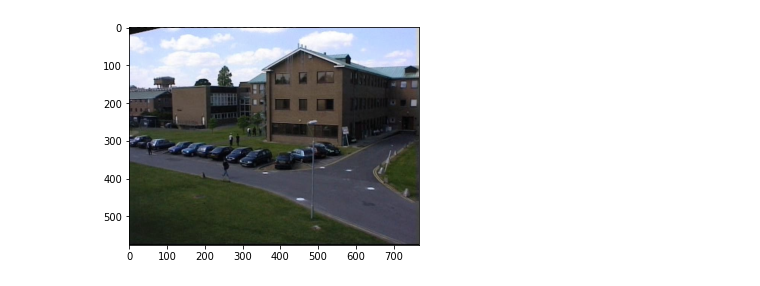
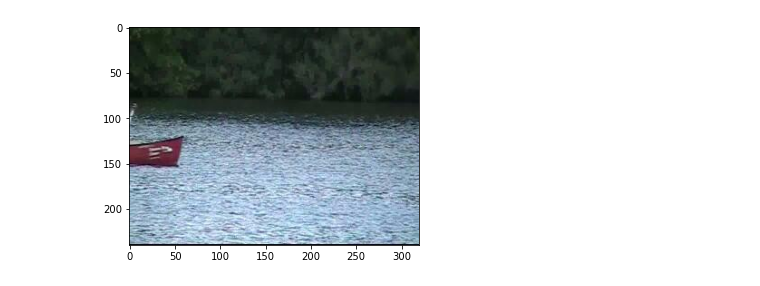
Before and after one commit to chiragmohapatra/BackgroundSubtraction, a Jupyter notebook: main.ipynb, the cells around one changed output. Drawn from its saved outputs; the diff is of its cells as text; code cells hidden in the pictures.

Commit message:
moving bg done

```diff
--- a/main.ipynb
+++ b/main.ipynb
@@ -6,10 +6,10 @@ import argparse
 import numpy as np
 import matplotlib.pyplot as plt
 
-inp_path = '../COL780-A1-Data/jitter/input'
-out_path = '../COL780-A1-Data/jitter/preds'
-category = 'j'
-eval_frames = '../COL780-A1-Data/jitter/eval_frames.txt'
+inp_path = '../COL780-A1-Data/moving_bg/input'
+out_path = '../COL780-A1-Data/moving_bg/preds'
+category = 'm'
+eval_frames = '../COL780-A1-Data/moving_bg/eval_frames.txt'
 
 args = argparse.Namespace(
     inp_path=inp_path,
@@ -212,6 +217,6 @@ def show_image(img):
     else:
         show_image_gray(img)
 # %%
-show_image(inp_frames[194][1])
+show_image(inp_frames[862][1])
 # %% [output]
-[figure, old version]
+[figure, new version]
```
Also changed, not shown: parts of 6 cells of this notebook, 4 other files.
